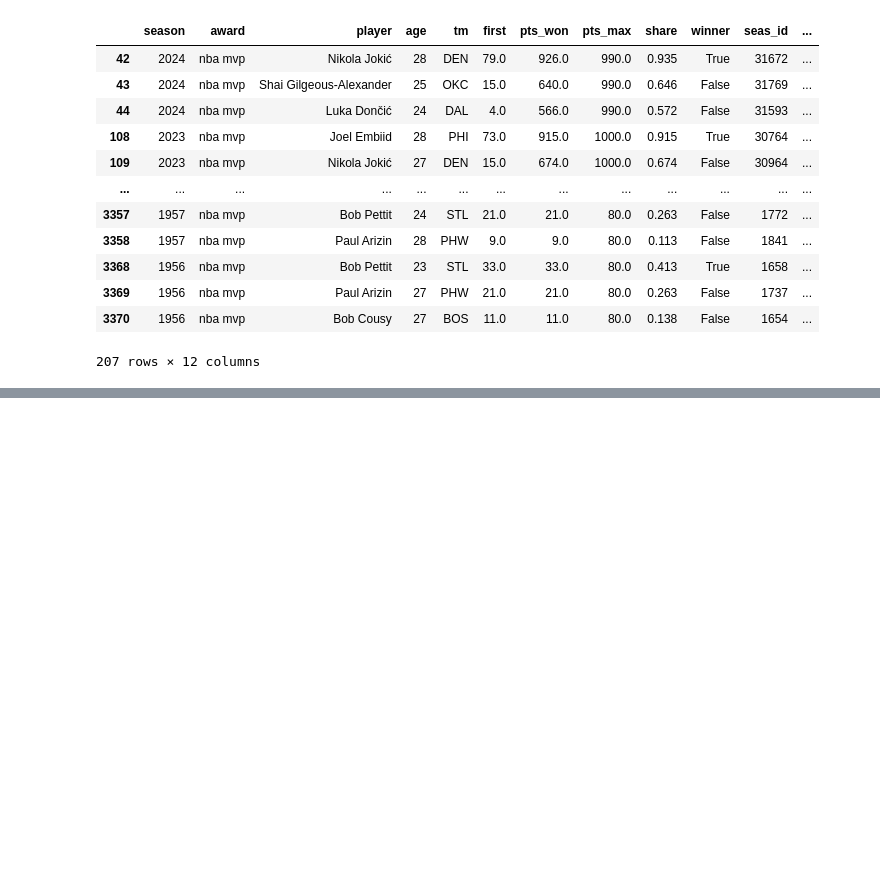
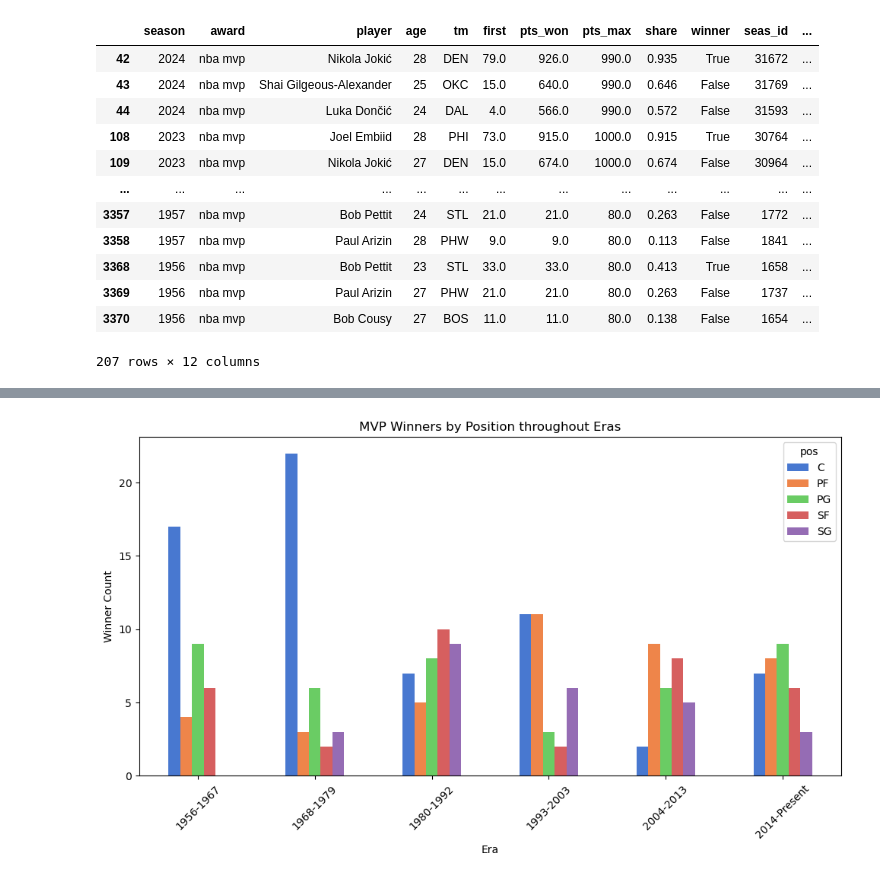
Before and after one commit to schao021/NBA_Award_Trends_and_Predictor, a Jupyter notebook: Award_Analysis.ipynb, the cells around one changed output, grey strips where cells are left out. Saved outputs shown, nothing was run; the diff lists cells and outputs as text; code cells hidden in the pictures; blank space fills up the shorter version.

```diff
--- a/Award_Analysis.ipynb
+++ b/Award_Analysis.ipynb
@@ -79,0 +169,14 @@ df_mvp_top_3
+# %%
+# Position Winner Changes throughout the years, Im thinking a column chart with line chart
+sns.set_palette('muted')
+df_winner_positions = pd.pivot_table(df_merged_mvp, index='Era', columns='pos', values='player' ,aggfunc='count', observed=False) # Index x, Columns filter, values is why
+fig, ax = plt.subplots(figsize=(10, 6))
+df_winner_positions.plot(kind='bar', ax=ax)
+plt.title('MVP Winners by Position throughout Eras')
+ax.tick_params("x", rotation=45)
+plt.xlabel('Era')
+plt.ylabel("Winner Count")
+plt.tight_layout()
+plt.show()
+# %% [output]
+[figure, added]
```
Also changed, not shown: parts of 11 cells of this notebook.
